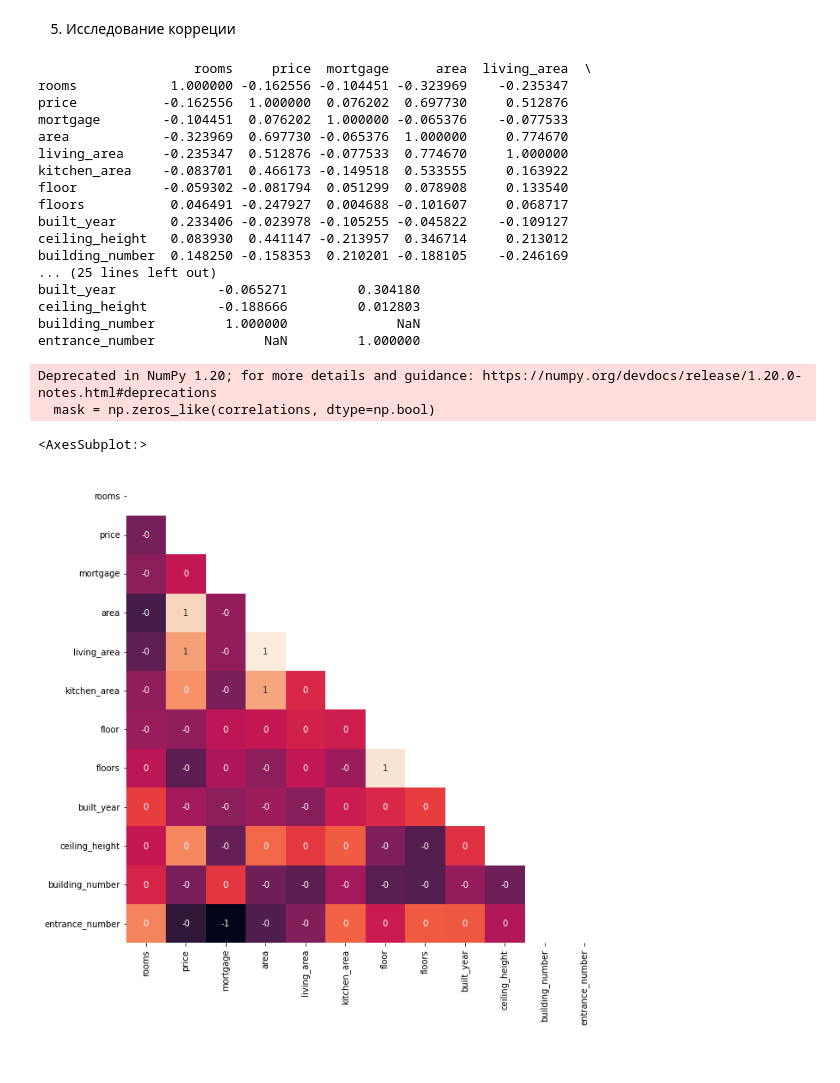
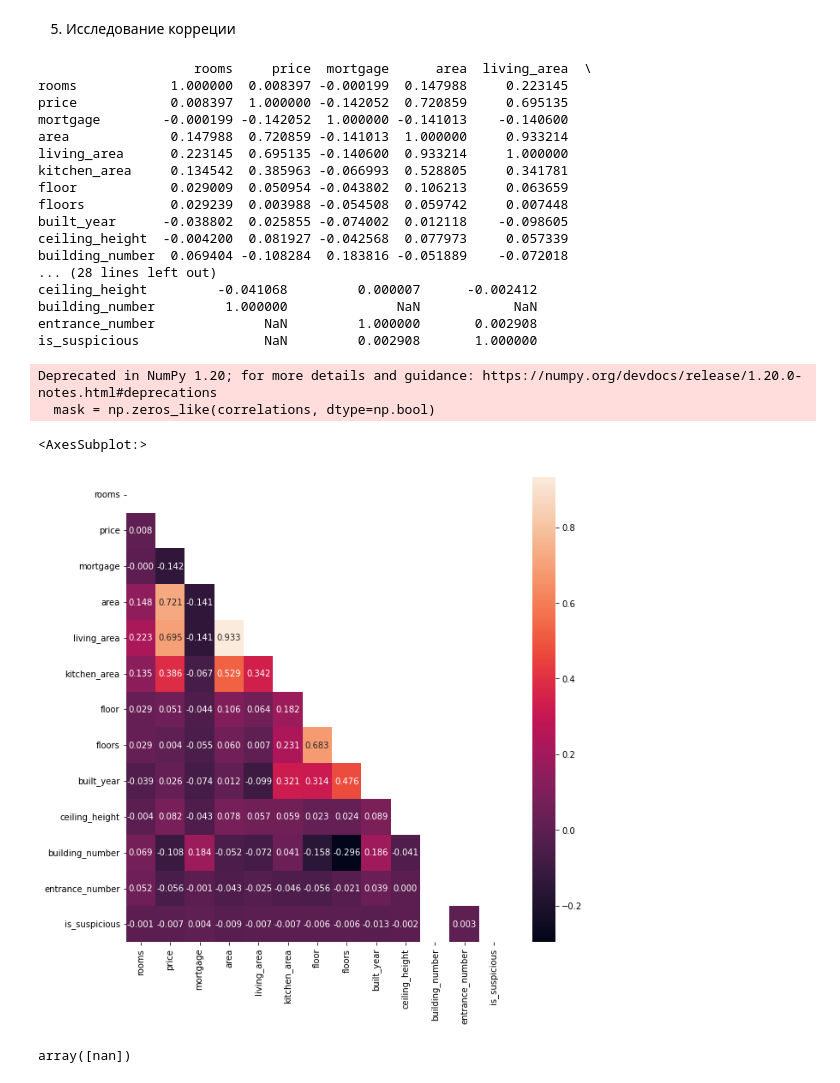
Before and after one commit to AlexShabanova/cian_project, a Jupyter notebook: application/eda.ipynb, the cells around one changed output. Drawn from its saved outputs; the diff is of its cells as text; code cells hidden in the pictures.

Commit message:
feature engineering, data cleaning, model fitting and prediction

```diff
--- a/application/eda.ipynb
+++ b/application/eda.ipynb
@@ -37 +18,10 @@ df = pd.read_sql_query ('''
+# %%
+conn = sqlite3.connect('db\cian.db')
+
+df = pd.read_sql_query ('''
+                               SELECT *
+                               FROM ad_data
+                               ''', conn)
+# %%
+df = df.drop(columns=['link', 'description_text'])
 # %% [markdown]
@@ -272,19 +601,19 @@ correlations = df.corr()
 print(correlations)
 # %% [output]
                     rooms     price  mortgage      area  living_area  \
-rooms            1.000000 -0.162556 -0.104451 -0.323969    -0.235347
-price           -0.162556  1.000000  0.076202  0.697730     0.512876
-mortgage        -0.104451  0.076202  1.000000 -0.065376    -0.077533
-area            -0.323969  0.697730 -0.065376  1.000000     0.774670
-living_area     -0.235347  0.512876 -0.077533  0.774670     1.000000
-kitchen_area    -0.083701  0.466173 -0.149518  0.533555     0.163922
-floor           -0.059302 -0.081794  0.051299  0.078908     0.133540
-floors           0.046491 -0.247927  0.004688 -0.101607     0.068717
-built_year       0.233406 -0.023978 -0.105255 -0.045822    -0.109127
-ceiling_height   0.083930  0.441147 -0.213957  0.346714     0.213012
-building_number  0.148250 -0.158353  0.210201 -0.188105    -0.246169
-... (25 lines left out)
-built_year             -0.065271         0.304180
-ceiling_height         -0.188666         0.012803
-building_number         1.000000              NaN
-entrance_number              NaN         1.000000
+rooms            1.000000  0.008397 -0.000199  0.147988     0.223145
+price            0.008397  1.000000 -0.142052  0.720859     0.695135
+mortgage        -0.000199 -0.142052  1.000000 -0.141013    -0.140600
+area             0.147988  0.720859 -0.141013  1.000000     0.933214
+living_area      0.223145  0.695135 -0.140600  0.933214     1.000000
+kitchen_area     0.134542  0.385963 -0.066993  0.528805     0.341781
+floor            0.029009  0.050954 -0.043802  0.106213     0.063659
+floors           0.029239  0.003988 -0.054508  0.059742     0.007448
+built_year      -0.038802  0.025855 -0.074002  0.012118    -0.098605
+ceiling_height  -0.004200  0.081927 -0.042568  0.077973     0.057339
+building_number  0.069404 -0.108284  0.183816 -0.051889    -0.072018
+... (28 lines left out)
+ceiling_height         -0.041068         0.000007      -0.002412
+building_number         1.000000              NaN            NaN
+entrance_number              NaN         1.000000       0.002908
+is_suspicious                NaN         0.002908       1.000000
@@ -293,13 +620,18 @@ from matplotlib.colors import ListedColormap
 # %%
 # тепловая карта коэффициентов корреляции числовых признаков
 mask = np.zeros_like(correlations, dtype=np.bool)
 mask[np.triu_indices_from(mask)] = True
 plt.figure(figsize=(10,10))
-sns.heatmap(correlations, annot=True, fmt='.0f', cbar=False, mask = mask)
+sns.heatmap(correlations, annot=True, fmt='.3f', cbar=True, mask = mask)
 # with sns.axes_style("white"):
 #     ax = sns.heatmap(correlations, mask=mask, fmt='.0f', annot=True, lw=1, cmap=ListedColormap(['green', 'yellow', 'red','blue']))
 # %% [output]
 Deprecated in NumPy 1.20; for more details and guidance: https://numpy.org/devdocs/release/1.20.0-notes.html#deprecations
   mask = np.zeros_like(correlations, dtype=np.bool)
 <AxesSubplot:>
-[figure, old version]
+[figure, new version]
+# %%
+# уникальные значения building_number для подозрительных объявлений
+df['building_number'].loc[df['is_suspicious']==1].unique()
+# %% [output]
+array([nan])
```
Also changed, not shown: parts of 80 cells of this notebook, 11 other files.
